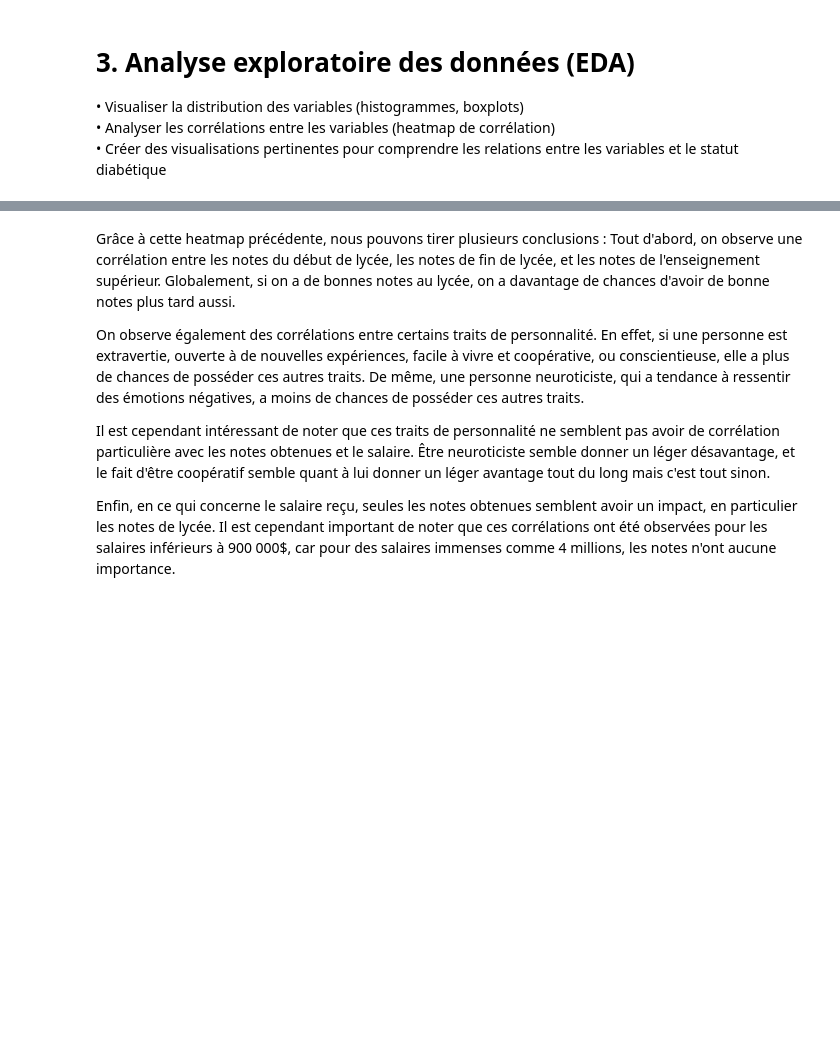
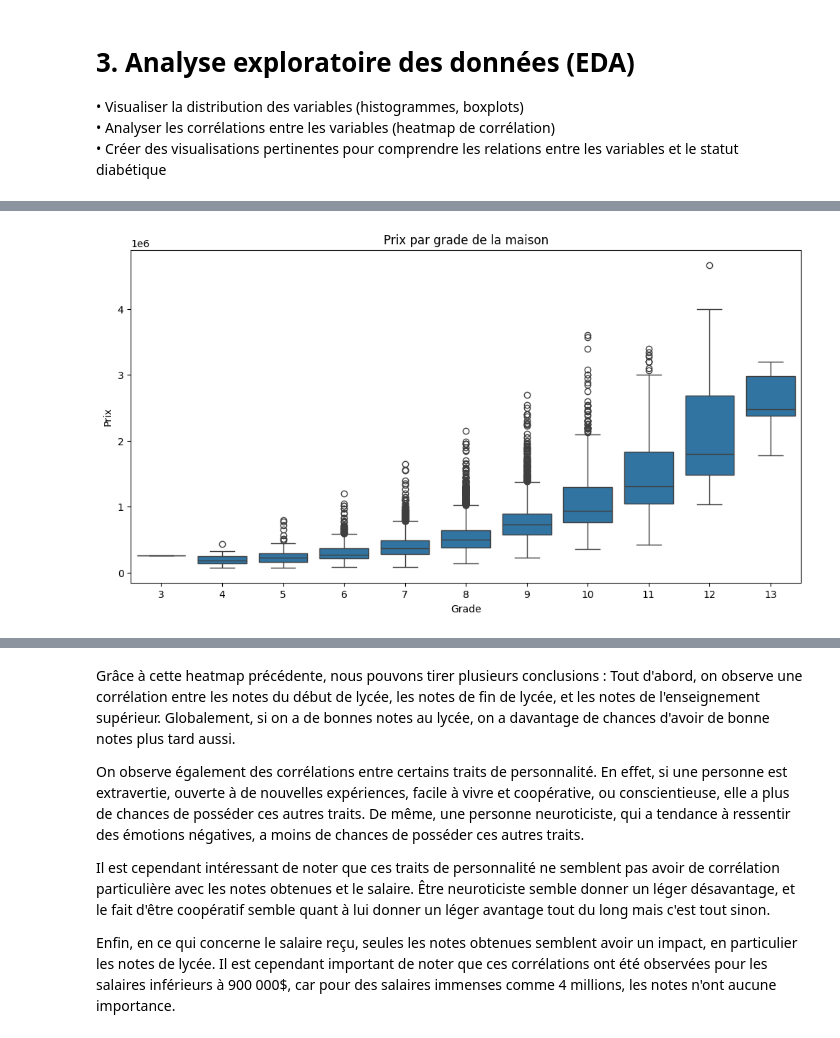
Before and after one commit to MGentieu/Projet_python_data, a Jupyter notebook: Notebook_projet.ipynb, the cells around one changed output, grey strips where cells are left out. Cells and saved outputs as stored; diff of their text form; code cells hidden in the pictures; blank space fills up the shorter version.

```diff
--- a/Notebook_projet.ipynb
+++ b/Notebook_projet.ipynb
@@ -352,0 +239,10 @@ plt.show()
+# %%
+# Relation entre prix et grade
+plt.figure(figsize=(12, 6))
+sb.boxplot(x='grade', y='price', data=df)
+plt.title("Prix par grade de la maison")
+plt.xlabel("Grade")
+plt.ylabel("Prix")
+plt.show()
+# %% [output]
+[figure, added]
```
Also changed, not shown: parts of 26 cells of this notebook.
